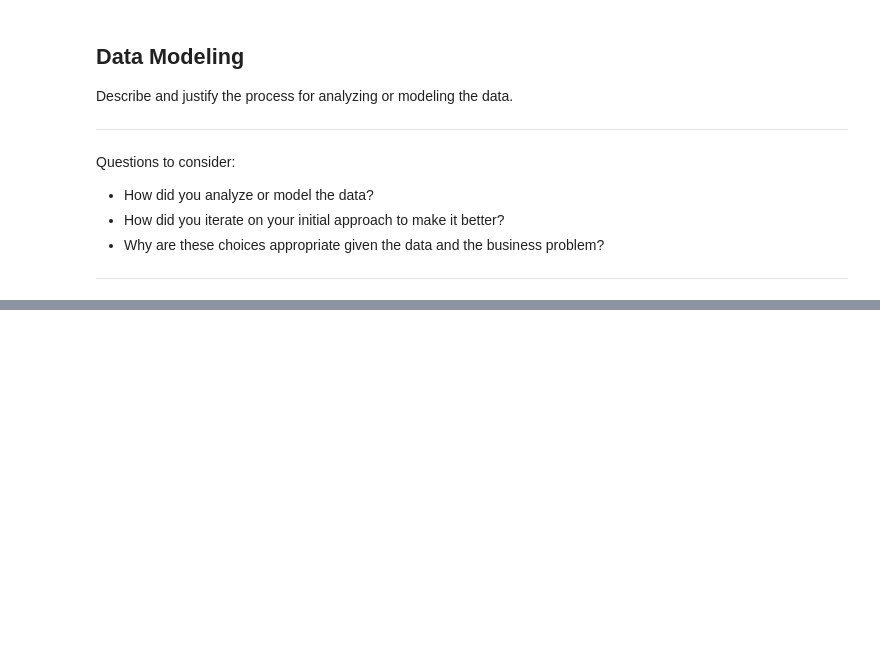
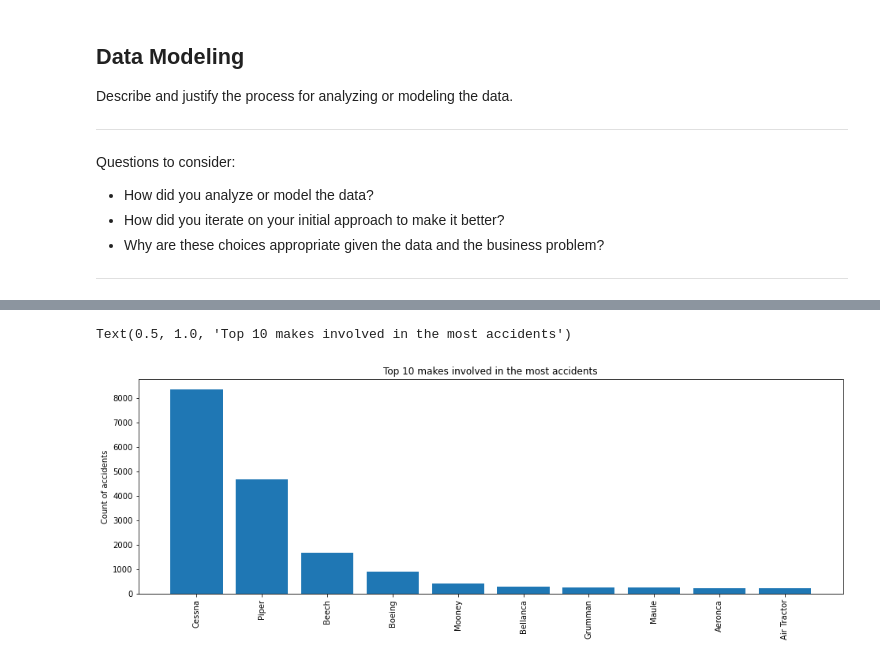
Before and after one commit to Wkamotho/Aviation-Analysis-project, a Jupyter notebook: Aircraft Analysis.ipynb, the cells around one changed output, grey strips where cells are left out. Saved outputs shown, nothing was run; the diff lists cells and outputs as text; code cells hidden in the pictures; blank space fills up the shorter version.

```diff
--- a/Aircraft Analysis.ipynb
+++ b/Aircraft Analysis.ipynb
@@ -495,0 +527,16 @@ Aviation_accidents_df["Make"]= Aviation_accidents_df["Make"].apply(lambda x: x.t
+# %%
+# Run the code to model the data
+fig, ax= plt.subplots(figsize=(16, 5))
+
+aircraft_makes = Commercial_df["Make"].value_counts().iloc[:10]
+
+# Plot data
+ax.bar(aircraft_makes.index, aircraft_makes.values)
+
+# Customize appearance
+ax.tick_params(axis="x", labelrotation=90)
+ax.set_ylabel("Count of accidents")
+ax.set_title("Top 10 makes involved in the most accidents")
+# %% [output]
+Text(0.5, 1.0, 'Top 10 makes involved in the most accidents')
+[figure, added]
```
Also changed, not shown: parts of 12 cells of this notebook.
